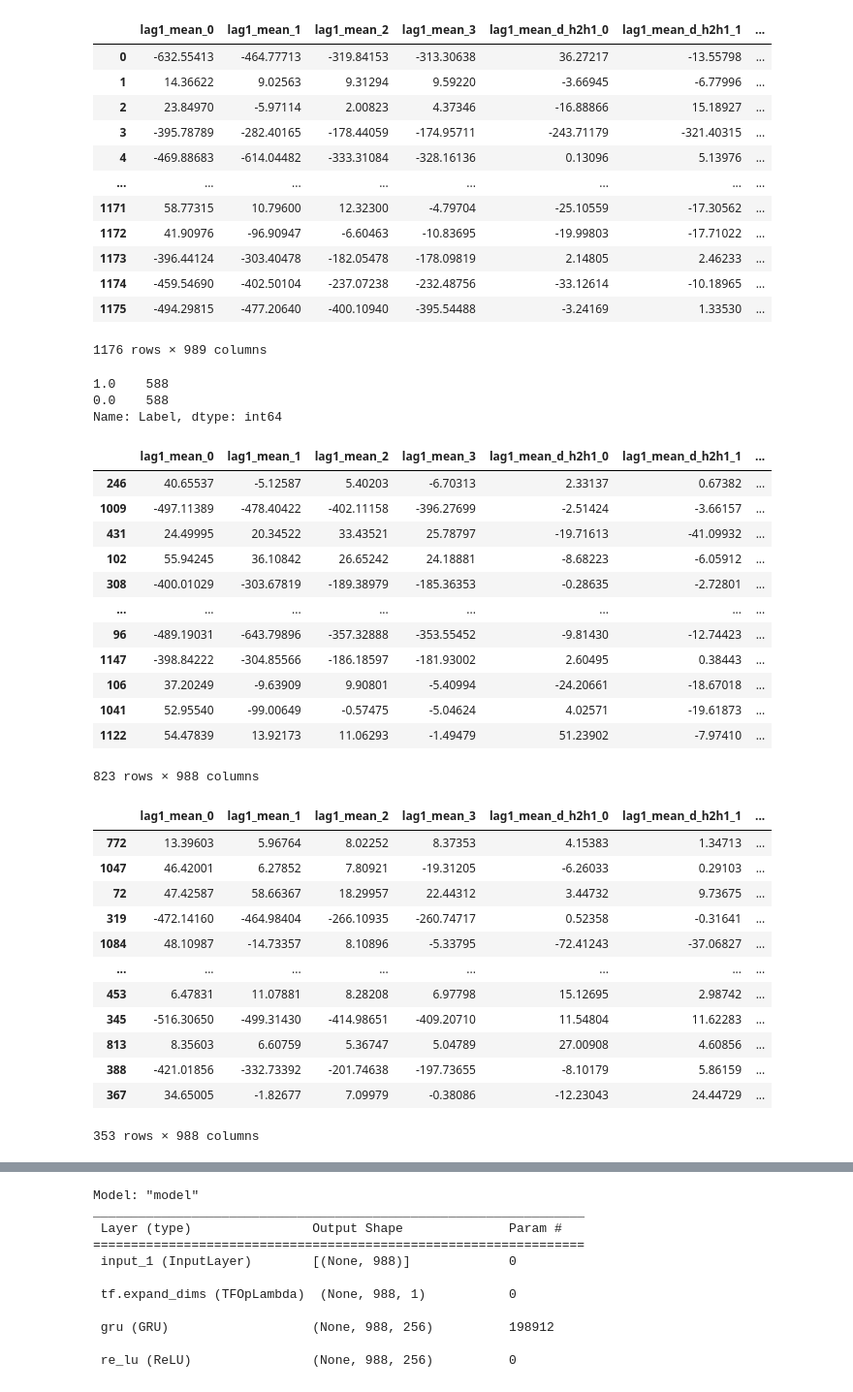
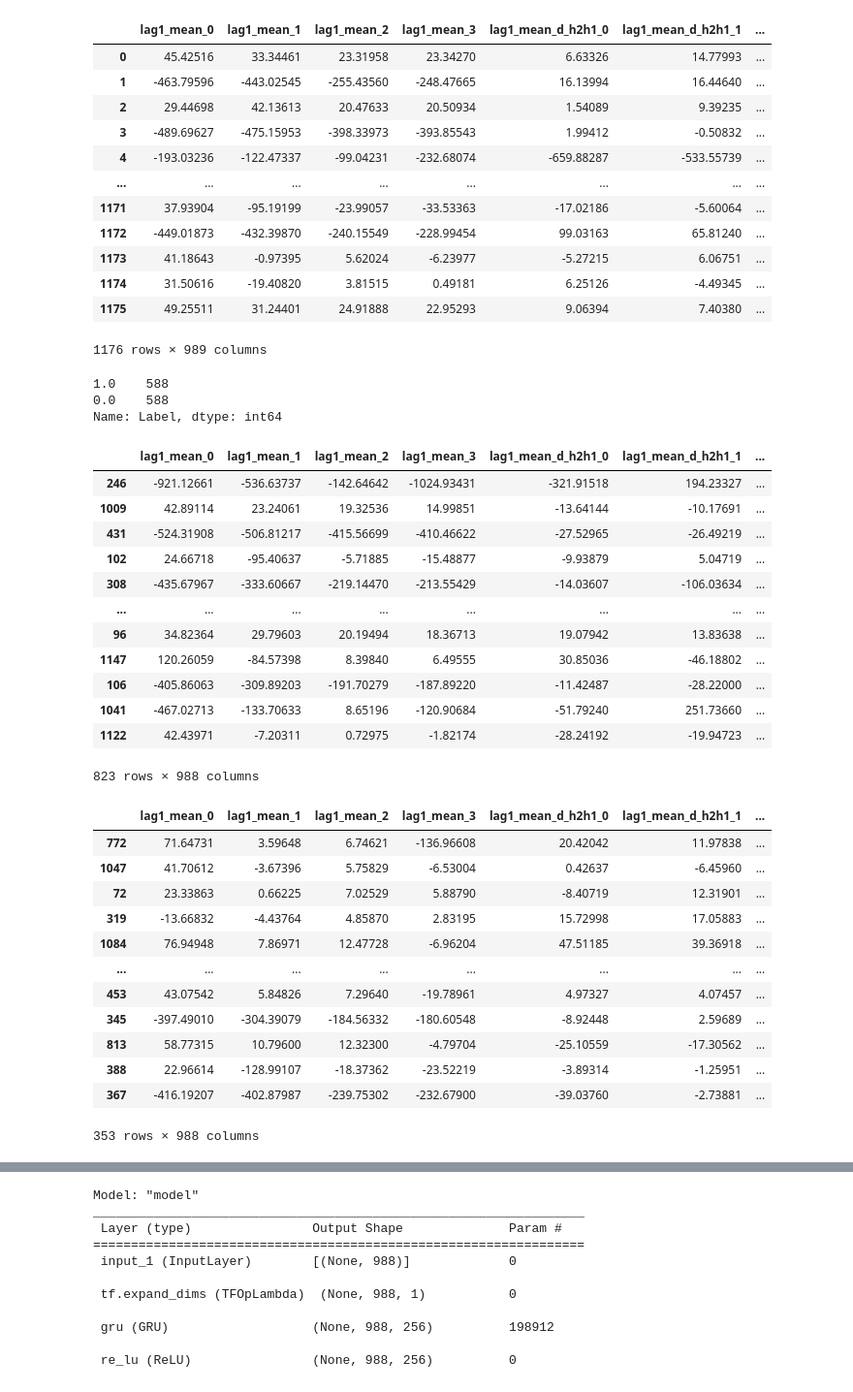
Before and after one commit to jessiexiong/EEG-Emotion-Detector, a Jupyter notebook: ML model/Run_4/OpenBCI_demo.ipynb, the cells around one changed output, grey strips where cells are left out. Shown at 97% size. Drawn from its saved outputs; the diff is of its cells as text; code cells hidden in the pictures.

```diff
--- a/ML model/Run_4/OpenBCI_demo.ipynb
+++ b/ML model/Run_4/OpenBCI_demo.ipynb
@@ -11,21 +11,21 @@ import tensorflow as tf
 
 from sklearn.metrics import confusion_matrix, classification_report
 # %%
-data = pd.read_csv('/Users/jessiexiong/Desktop/preprocessed/b-test.csv')
+data = pd.read_csv('/Users/jessiexiong/Desktop/preprocessed-2/test-c.csv')
 data
 # %% [output]
 |  | lag1_mean_0 | lag1_mean_1 | lag1_mean_2 | lag1_mean_3 | lag1_mean_d_h2h1_0 | lag1_mean_d_h2h1_1 | ... |
-| 0 | -632.55413 | -464.77713 | -319.84153 | -313.30638 | 36.27217 | -13.55798 | ... |
-| 1 | 14.36622 | 9.02563 | 9.31294 | 9.59220 | -3.66945 | -6.77996 | ... |
-| 2 | 23.84970 | -5.97114 | 2.00823 | 4.37346 | -16.88866 | 15.18927 | ... |
-| 3 | -395.78789 | -282.40165 | -178.44059 | -174.95711 | -243.71179 | -321.40315 | ... |
-| 4 | -469.88683 | -614.04482 | -333.31084 | -328.16136 | 0.13096 | 5.13976 | ... |
+| 0 | 45.42516 | 33.34461 | 23.31958 | 23.34270 | 6.63326 | 14.77993 | ... |
+| 1 | -463.79596 | -443.02545 | -255.43560 | -248.47665 | 16.13994 | 16.44640 | ... |
+| 2 | 29.44698 | 42.13613 | 20.47633 | 20.50934 | 1.54089 | 9.39235 | ... |
+| 3 | -489.69627 | -475.15953 | -398.33973 | -393.85543 | 1.99412 | -0.50832 | ... |
+| 4 | -193.03236 | -122.47337 | -99.04231 | -232.68074 | -659.88287 | -533.55739 | ... |
 | ... | ... | ... | ... | ... | ... | ... | ... |
-| 1171 | 58.77315 | 10.79600 | 12.32300 | -4.79704 | -25.10559 | -17.30562 | ... |
-| 1172 | 41.90976 | -96.90947 | -6.60463 | -10.83695 | -19.99803 | -17.71022 | ... |
-| 1173 | -396.44124 | -303.40478 | -182.05478 | -178.09819 | 2.14805 | 2.46233 | ... |
-| 1174 | -459.54690 | -402.50104 | -237.07238 | -232.48756 | -33.12614 | -10.18965 | ... |
-| 1175 | -494.29815 | -477.20640 | -400.10940 | -395.54488 | -3.24169 | 1.33530 | ... |
+| 1171 | 37.93904 | -95.19199 | -23.99057 | -33.53363 | -17.02186 | -5.60064 | ... |
+| 1172 | -449.01873 | -432.39870 | -240.15549 | -228.99454 | 99.03163 | 65.81240 | ... |
+| 1173 | 41.18643 | -0.97395 | 5.62024 | -6.23977 | -5.27215 | 6.06751 | ... |
+| 1174 | 31.50616 | -19.40820 | 3.81515 | 0.49181 | 6.25126 | -4.49345 | ... |
+| 1175 | 49.25511 | 31.24401 | 24.91888 | 22.95293 | 9.06394 | 7.40380 | ... |
 1176 rows × 989 columns
 # %%
 data['Label'].value_counts()
@@ -52,33 +52,33 @@ X_train, X_test, y_train, y_test = preprocess_inputs(data)
 X_train
 # %% [output]
 |  | lag1_mean_0 | lag1_mean_1 | lag1_mean_2 | lag1_mean_3 | lag1_mean_d_h2h1_0 | lag1_mean_d_h2h1_1 | ... |
-| 246 | 40.65537 | -5.12587 | 5.40203 | -6.70313 | 2.33137 | 0.67382 | ... |
-| 1009 | -497.11389 | -478.40422 | -402.11158 | -396.27699 | -2.51424 | -3.66157 | ... |
-| 431 | 24.49995 | 20.34522 | 33.43521 | 25.78797 | -19.71613 | -41.09932 | ... |
-| 102 | 55.94245 | 36.10842 | 26.65242 | 24.18881 | -8.68223 | -6.05912 | ... |
-| 308 | -400.01029 | -303.67819 | -189.38979 | -185.36353 | -0.28635 | -2.72801 | ... |
+| 246 | -921.12661 | -536.63737 | -142.64642 | -1024.93431 | -321.91518 | 194.23327 | ... |
+| 1009 | 42.89114 | 23.24061 | 19.32536 | 14.99851 | -13.64144 | -10.17691 | ... |
+| 431 | -524.31908 | -506.81217 | -415.56699 | -410.46622 | -27.52965 | -26.49219 | ... |
+| 102 | 24.66718 | -95.40637 | -5.71885 | -15.48877 | -9.93879 | 5.04719 | ... |
+| 308 | -435.67967 | -333.60667 | -219.14470 | -213.55429 | -14.03607 | -106.03634 | ... |
 | ... | ... | ... | ... | ... | ... | ... | ... |
-| 96 | -489.19031 | -643.79896 | -357.32888 | -353.55452 | -9.81430 | -12.74423 | ... |
-| 1147 | -398.84222 | -304.85566 | -186.18597 | -181.93002 | 2.60495 | 0.38443 | ... |
-| 106 | 37.20249 | -9.63909 | 9.90801 | -5.40994 | -24.20661 | -18.67018 | ... |
-| 1041 | 52.95540 | -99.00649 | -0.57475 | -5.04624 | 4.02571 | -19.61873 | ... |
-| 1122 | 54.47839 | 13.92173 | 11.06293 | -1.49479 | 51.23902 | -7.97410 | ... |
+| 96 | 34.82364 | 29.79603 | 20.19494 | 18.36713 | 19.07942 | 13.83638 | ... |
+| 1147 | 120.26059 | -84.57398 | 8.39840 | 6.49555 | 30.85036 | -46.18802 | ... |
+| 106 | -405.86063 | -309.89203 | -191.70279 | -187.89220 | -11.42487 | -28.22000 | ... |
+| 1041 | -467.02713 | -133.70633 | 8.65196 | -120.90684 | -51.79240 | 251.73660 | ... |
+| 1122 | 42.43971 | -7.20311 | 0.72975 | -1.82174 | -28.24192 | -19.94723 | ... |
 823 rows × 988 columns
 # %%
 X_test
 # %% [output]
 |  | lag1_mean_0 | lag1_mean_1 | lag1_mean_2 | lag1_mean_3 | lag1_mean_d_h2h1_0 | lag1_mean_d_h2h1_1 | ... |
-| 772 | 13.39603 | 5.96764 | 8.02252 | 8.37353 | 4.15383 | 1.34713 | ... |
-| 1047 | 46.42001 | 6.27852 | 7.80921 | -19.31205 | -6.26033 | 0.29103 | ... |
-| 72 | 47.42587 | 58.66367 | 18.29957 | 22.44312 | 3.44732 | 9.73675 | ... |
-| 319 | -472.14160 | -464.98404 | -266.10935 | -260.74717 | 0.52358 | -0.31641 | ... |
-| 1084 | 48.10987 | -14.73357 | 8.10896 | -5.33795 | -72.41243 | -37.06827 | ... |
+| 772 | 71.64731 | 3.59648 | 6.74621 | -136.96608 | 20.42042 | 11.97838 | ... |
+| 1047 | 41.70612 | -3.67396 | 5.75829 | -6.53004 | 0.42637 | -6.45960 | ... |
+| 72 | 23.33863 | 0.66225 | 7.02529 | 5.88790 | -8.40719 | 12.31901 | ... |
+| 319 | -13.66832 | -4.43764 | 4.85870 | 2.83195 | 15.72998 | 17.05883 | ... |
+| 1084 | 76.94948 | 7.86971 | 12.47728 | -6.96204 | 47.51185 | 39.36918 | ... |
 | ... | ... | ... | ... | ... | ... | ... | ... |
-| 453 | 6.47831 | 11.07881 | 8.28208 | 6.97798 | 15.12695 | 2.98742 | ... |
-| 345 | -516.30650 | -499.31430 | -414.98651 | -409.20710 | 11.54804 | 11.62283 | ... |
-| 813 | 8.35603 | 6.60759 | 5.36747 | 5.04789 | 27.00908 | 4.60856 | ... |
-| 388 | -421.01856 | -332.73392 | -201.74638 | -197.73655 | -8.10179 | 5.86159 | ... |
-| 367 | 34.65005 | -1.82677 | 7.09979 | -0.38086 | -12.23043 | 24.44729 | ... |
+| 453 | 43.07542 | 5.84826 | 7.29640 | -19.78961 | 4.97327 | 4.07457 | ... |
+| 345 | -397.49010 | -304.39079 | -184.56332 | -180.60548 | -8.92448 | 2.59689 | ... |
+| 813 | 58.77315 | 10.79600 | 12.32300 | -4.79704 | -25.10559 | -17.30562 | ... |
+| 388 | 22.96614 | -128.99107 | -18.37362 | -23.52219 | -3.89314 | -1.25951 | ... |
+| 367 | -416.19207 | -402.87987 | -239.75302 | -232.67900 | -39.03760 | -2.73881 | ... |
 353 rows × 988 columns
 # %%
 y_test
```
Also changed, not shown: parts of 16 cells of this notebook, 1 other file.
